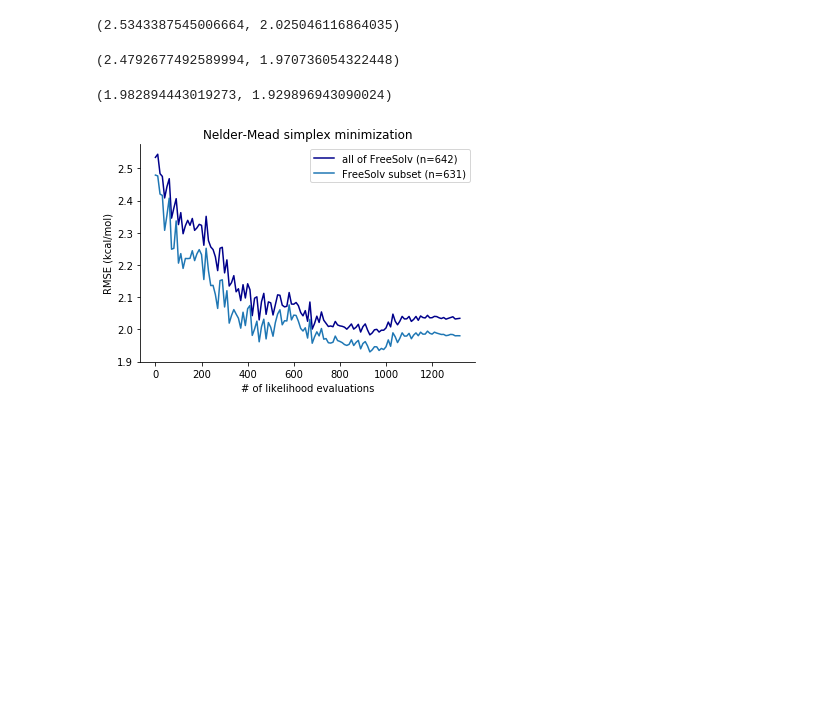
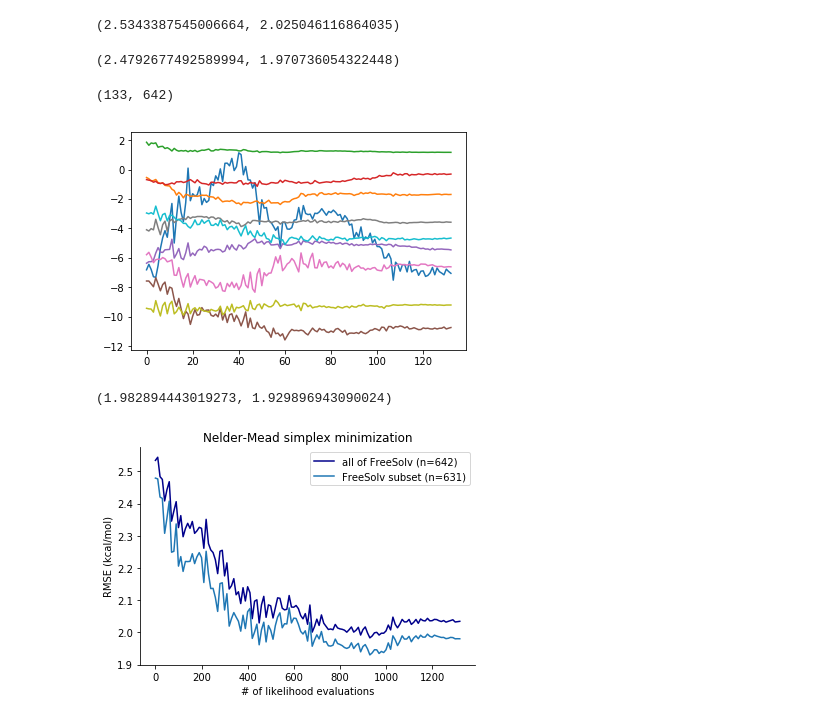
Before and after one commit to openforcefield/bayes-implicit-solvent, a Jupyter notebook: notebooks/inspect nelder mead results.ipynb, the cells around one changed output. Cells and saved outputs as stored; diff of their text form; code cells hidden in the pictures; blank space fills up the shorter version.

```diff
--- a/notebooks/inspect nelder mead results.ipynb
+++ b/notebooks/inspect nelder mead results.ipynb
@@ -227,3 +231,14 @@ prediction_traj = []
 
 for snapshot in tqdm(traj[::thinning]):
     prediction_traj.append(make_predictions(snapshot))
+# %%
+prediction_traj = np.array(prediction_traj)
+prediction_traj.shape
+# %% [output]
+(133, 642)
+# %%
+for _ in range(10):
+    i = np.random.randint(len(mols))
+    plt.plot(prediction_traj[:,i])
+# %% [output]
+[figure, added]
```
Also changed, not shown: parts of 12 cells of this notebook, 14 other files.
